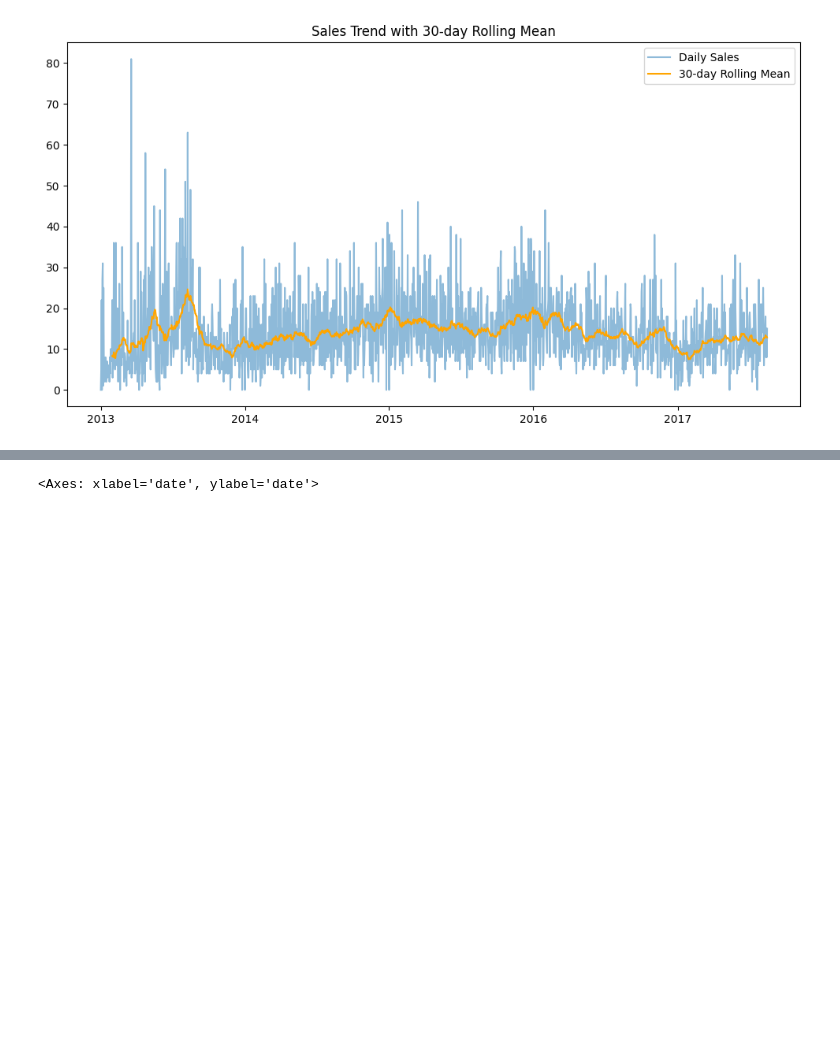
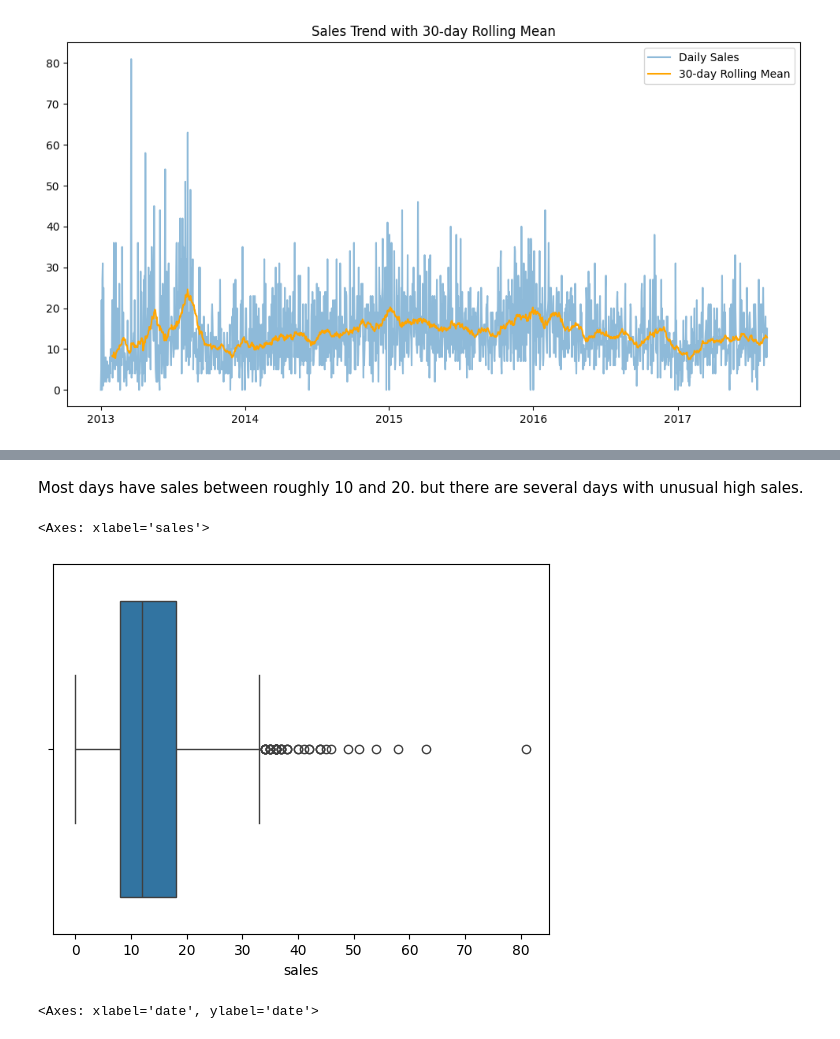
Before and after one commit to Anas99B/Data-Science-Projects-Boufaied, a Jupyter notebook: forecasting/store-sales-time-series-forecasting/store-sales-time-series-forecasting.ipynb, the cells around one changed output, grey strips where cells are left out. Saved outputs shown, nothing was run; the diff lists cells and outputs as text; code cells hidden in the pictures; blank space fills up the shorter version.

```diff
--- a/forecasting/store-sales-time-series-forecasting/store-sales-time-series-forecasting.ipynb
+++ b/forecasting/store-sales-time-series-forecasting/store-sales-time-series-forecasting.ipynb
@@ -168 +188,9 @@ plt.show()
+# %% [markdown]
+Most days have sales between roughly 10 and 20.
+but there are several days with unusual high sales.
+# %%
+sns.boxplot(x=data_store_family['sales'])
+# %% [output]
+<Axes: xlabel='sales'>
+[figure, added]
 # %%
```
Also changed, not shown: parts of 14 cells of this notebook.
